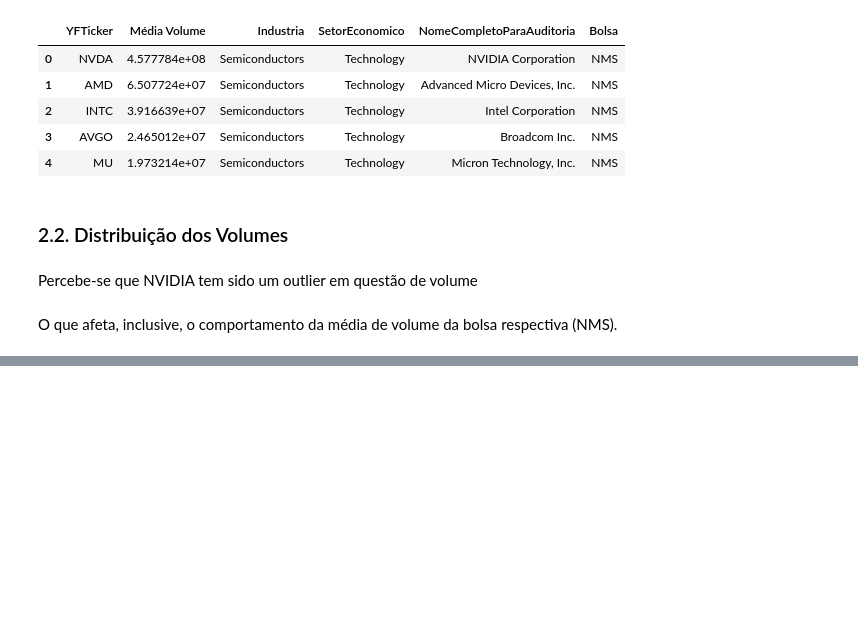
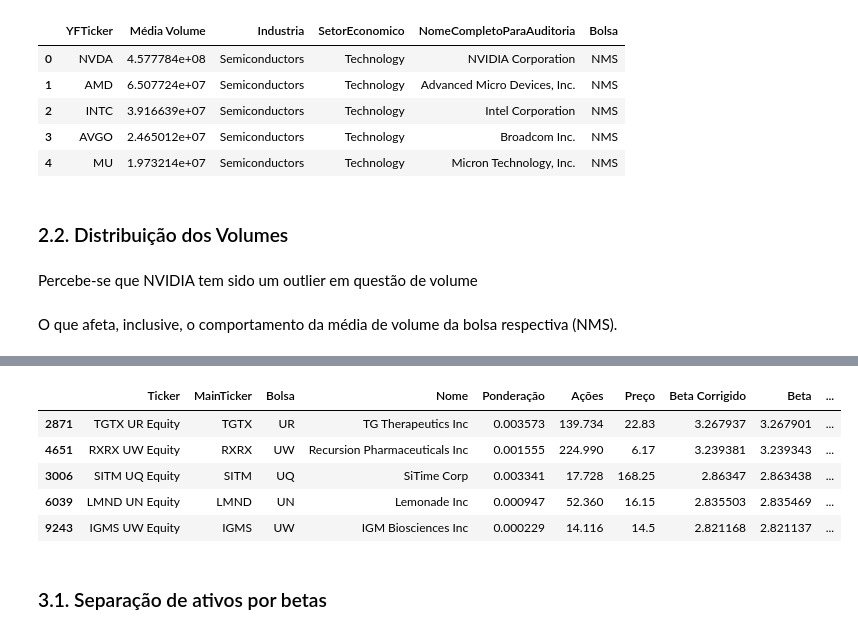
Before and after one commit to hevertonvalerio/Challenge-Bloomberg-Mack-AI, a Jupyter notebook: analise_acoes.ipynb, the cells around one changed output, grey strips where cells are left out. Saved outputs shown, nothing was run; the diff lists cells and outputs as text; code cells hidden in the pictures; blank space fills up the shorter version.

```diff
--- a/analise_acoes.ipynb
+++ b/analise_acoes.ipynb
@@ -144,0 +164,12 @@ O que afeta, inclusive, o comportamento da média de volume da bolsa respectiva
+# %%
+ativos_selecionados = betas[betas['YFTicker'].isin(ativos_selecionados['YFTicker'])].sort_values(by='Beta', ascending=False)
+ativos_selecionados.head()
+# %% [output]
+|  | Ticker | MainTicker | Bolsa | Nome | Ponderação | Ações | Preço | Beta Corrigido | Beta | ... |
+| 2871 | TGTX UR Equity | TGTX | UR | TG Therapeutics Inc | 0.003573 | 139.734 | 22.83 | 3.267937 | 3.267901 | ... |
+| 4651 | RXRX UW Equity | RXRX | UW | Recursion Pharmaceuticals Inc | 0.001555 | 224.990 | 6.17 | 3.239381 | 3.239343 | ... |
+| 3006 | SITM UQ Equity | SITM | UQ | SiTime Corp | 0.003341 | 17.728 | 168.25 | 2.86347 | 2.863438 | ... |
+| 6039 | LMND UN Equity | LMND | UN | Lemonade Inc | 0.000947 | 52.360 | 16.15 | 2.835503 | 2.835469 | ... |
+| 9243 | IGMS UW Equity | IGMS | UW | IGM Biosciences Inc | 0.000229 | 14.116 | 14.5 | 2.821168 | 2.821137 | ... |
+# %% [markdown]
+### 3.1. Separação de ativos por betas
```
Also changed, not shown: parts of 14 cells of this notebook, 3 other files.
